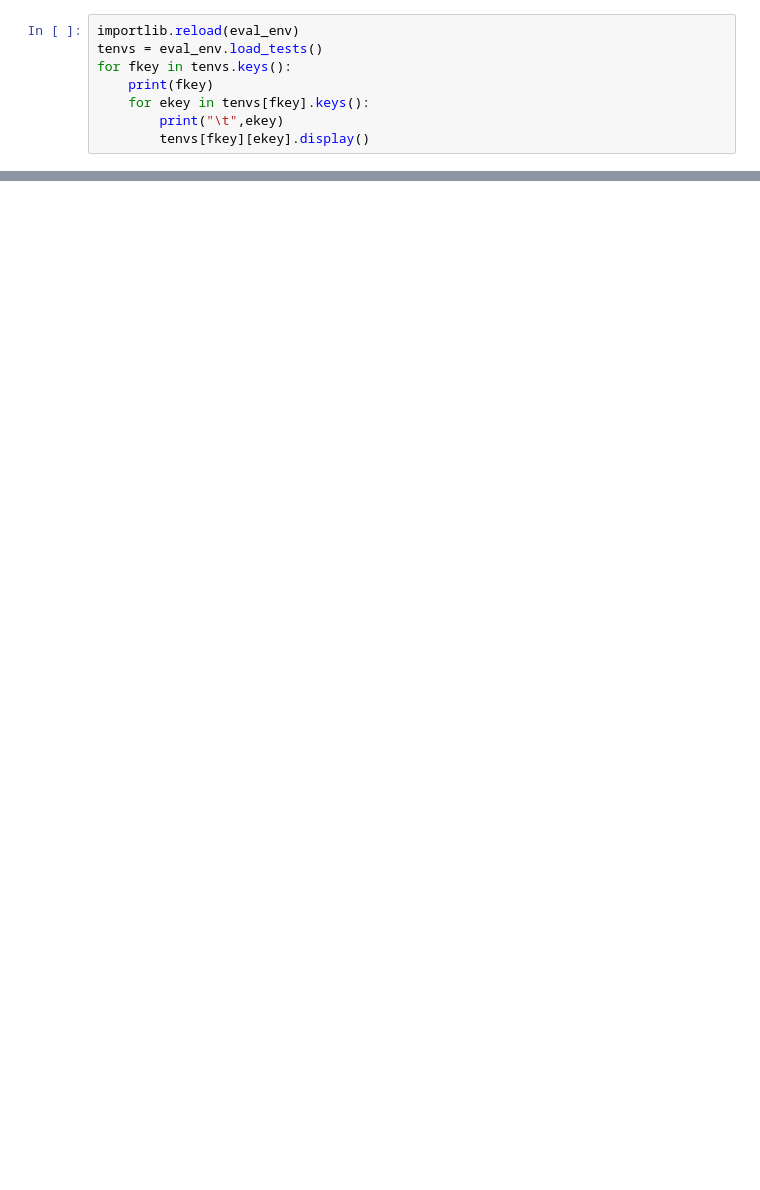
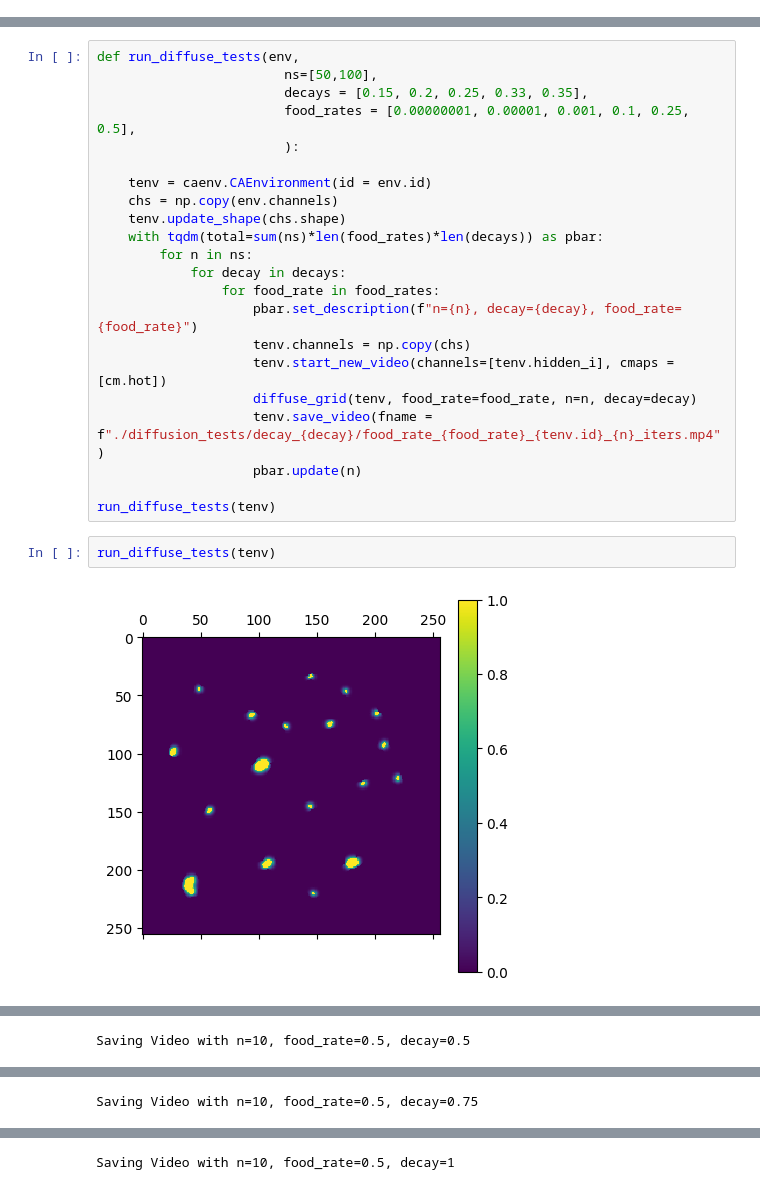
Before and after one commit to abarbieu/slime_mold_nca, a Jupyter notebook: slime.ipynb, the cells around one changed output, grey strips where cells are left out. Saved outputs shown, nothing was run; the diff lists cells and outputs as text; blank space fills up the shorter version.

```diff
--- a/slime.ipynb
+++ b/slime.ipynb
@@ -71,8 +72,0 @@ To enable them in other operations, rebuild TensorFlow with the appropriate comp
-# %%
-importlib.reload(eval_env)
-tenvs = eval_env.load_tests()
-for fkey in tenvs.keys():
-    print(fkey)
-    for ekey in tenvs[fkey].keys():
-        print("\t",ekey)
-        tenvs[fkey][ekey].display()
@@ -307,0 +149,26 @@ ENVIRONMENT: test_F_1-L_2
+# %%
+def run_diffuse_tests(env,
+                        ns=[50,100],
+                        decays = [0.15, 0.2, 0.25, 0.33, 0.35],
+                        food_rates = [0.00000001, 0.00001, 0.001, 0.1, 0.25, 0.5],
+                        ):
+
+    tenv = caenv.CAEnvironment(id = env.id)
+    chs = np.copy(env.channels)
+    tenv.update_shape(chs.shape)
+    with tqdm(total=sum(ns)*len(food_rates)*len(decays)) as pbar:
+        for n in ns:
+            for decay in decays:
+                for food_rate in food_rates:
+                    pbar.set_description(f"n={n}, decay={decay}, food_rate={food_rate}")
+                    tenv.channels = np.copy(chs)
+                    tenv.start_new_video(channels=[tenv.hidden_i], cmaps = [cm.hot])
+                    diffuse_grid(tenv, food_rate=food_rate, n=n, decay=decay)
+                    tenv.save_video(fname = f"./diffusion_tests/decay_{decay}/food_rate_{food_rate}_{tenv.id}_{n}_iters.mp4")
+                    pbar.update(n)
+
+run_diffuse_tests(tenv)
+# %%
+run_diffuse_tests(tenv)
+# %% [output]
+[figure, added]
@@ -307,0 +176 @@ ENVIRONMENT: test_F_1-L_2
+Saving Video with n=10, food_rate=0.5, decay=0.5
@@ -307,0 +179 @@ ENVIRONMENT: test_F_1-L_2
+Saving Video with n=10, food_rate=0.5, decay=0.75
@@ -307,0 +182 @@ ENVIRONMENT: test_F_1-L_2
+Saving Video with n=10, food_rate=0.5, decay=1
```
Also changed, not shown: parts of 29 cells of this notebook, 39 other files.
